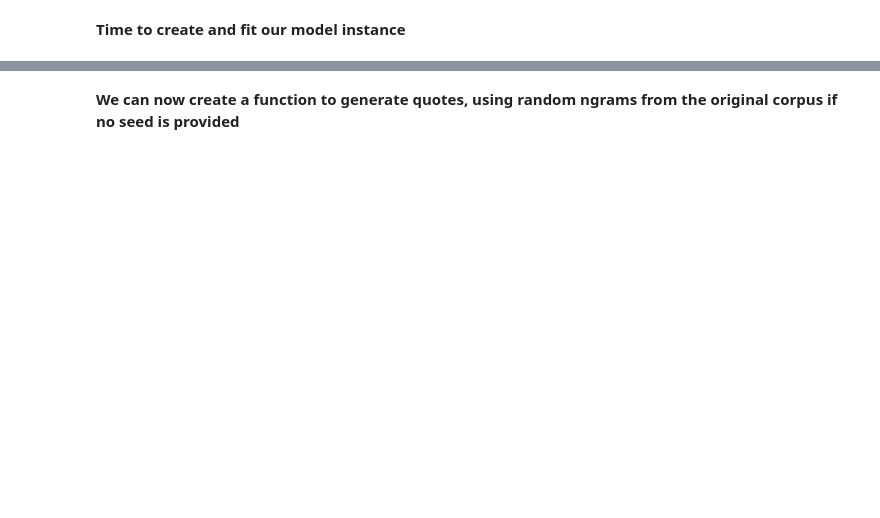
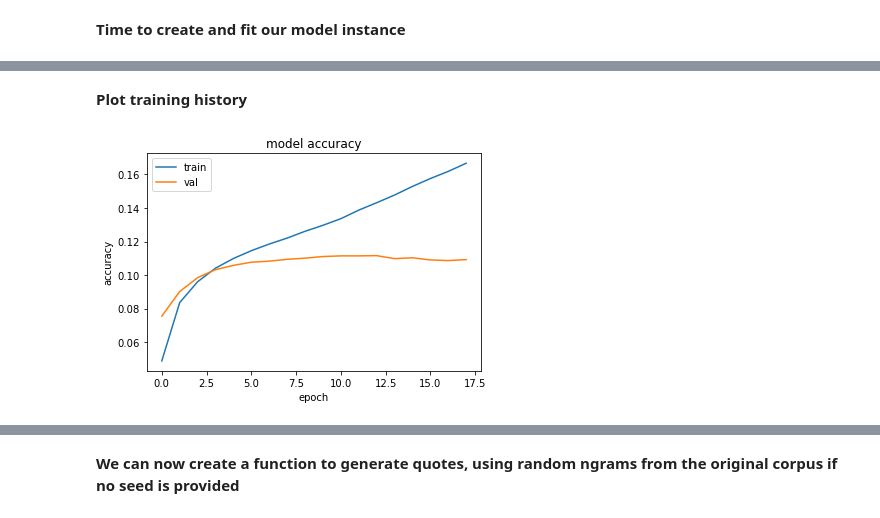
Before and after one commit to dklei/LSTM-Quote-Generation, a Jupyter notebook: LSTM for Quote Generation.ipynb, the cells around one changed output, grey strips where cells are left out. Cells and saved outputs as stored; diff of their text form; code cells hidden in the pictures; blank space fills up the shorter version.

Commit message:
Tweaked and retrained model for better performance

```diff
--- a/LSTM for Quote Generation.ipynb
+++ b/LSTM for Quote Generation.ipynb
@@ -223,3 +231,5 @@ len(y[0])
+# %%
+X_train, X_test, y_train, y_test = train_test_split(X, y, test_size=0.2)
 # %% [markdown]
 **We can now create our model**
 # %%
@@ -249,4 +254,4 @@ def create_model(vocab_size, n_words):
 **Let's also add in early stopping to save us some time and overtraining**
 # %%
 from keras.callbacks import EarlyStopping
-es = EarlyStopping(patience=10, restore_best_weights=True, monitor="loss")
+es = EarlyStopping(patience=5, restore_best_weights=False, monitor="val_accuracy")
@@ -253,2 +260,11 @@ es = EarlyStopping(patience=10, restore_best_weights=True, monitor="loss")
+# %%
+checkpoint_path = "quotes_model.ckpt"
+
+# Create a callback that saves the model's weights
+cp = tf.keras.callbacks.ModelCheckpoint(
+    filepath=checkpoint_path,
+    save_weights_only=True,
+    verbose=1
+)
 # %% [markdown]
 **Time to create and fit our model instance**
@@ -278,3 +294,11 @@ _________________________________________________________________
 # %%
-model.fit(X, y, batch_size=512, epochs=1, verbose=1, callbacks=[es])
+history = model.fit(
+    X_train,
+    y_train,
+    batch_size=128,
+    validation_data=(X_test, y_test),
+    epochs=100,
+    verbose=1,
+    callbacks=[es, cp]
+)
 # %% [output]
@@ -282,0 +322,13 @@ KeyboardInterrupt:
+# %% [markdown]
+**Plot training history**
+# %%
+from matplotlib import pyplot as plt
+plt.plot(history.history['accuracy'])
+plt.plot(history.history['val_accuracy'])
+plt.title('model accuracy')
+plt.ylabel('accuracy')
+plt.xlabel('epoch')
+plt.legend(['train', 'val'], loc='upper left')
+plt.show()
+# %% [output]
+[figure, added]
```
Also changed, not shown: parts of 27 cells of this notebook, 7 other files.
